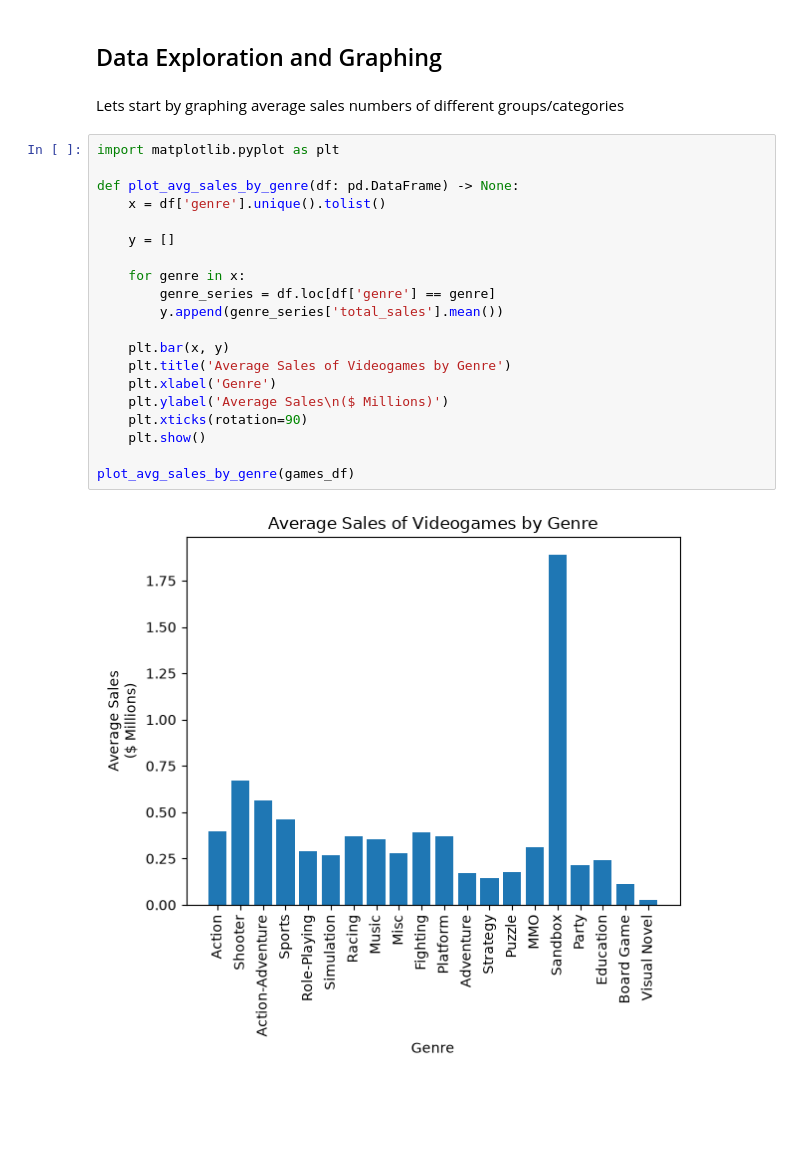
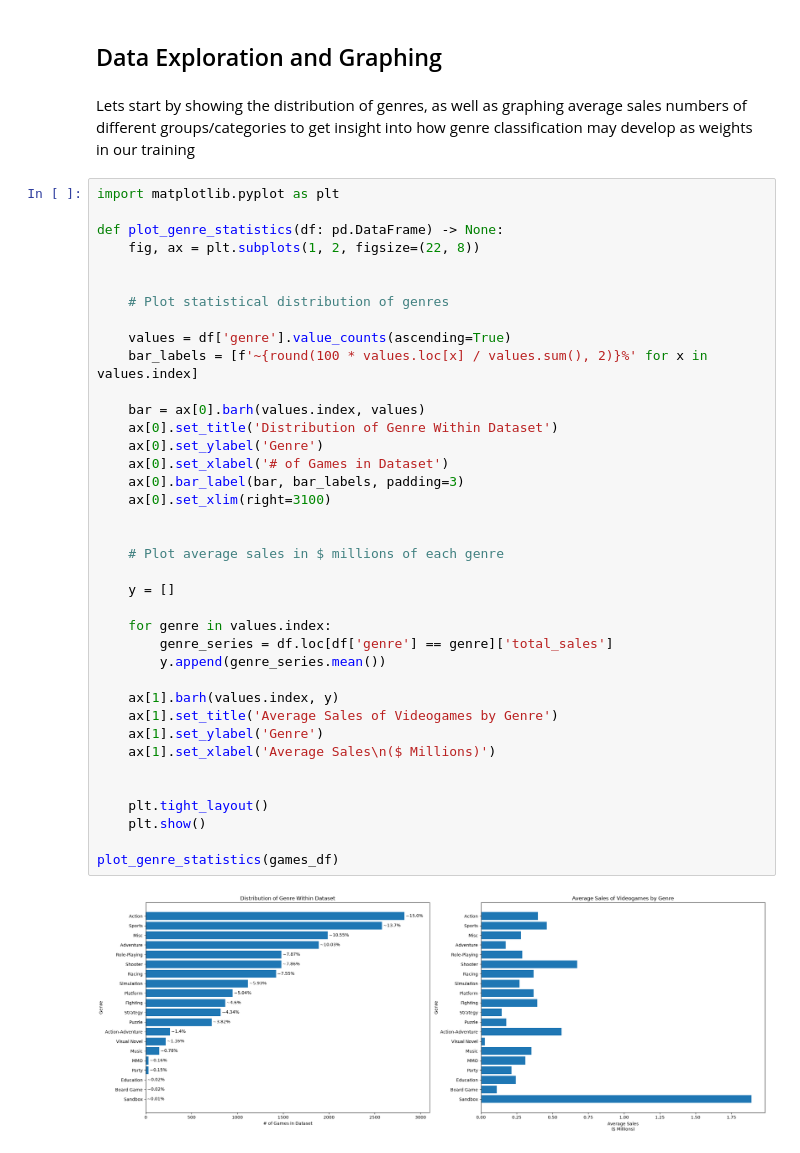
Before and after one commit to JoestarMario/Predicting_Videogame_Sales, a Jupyter notebook: Analysis.ipynb, the cells around one changed output. Cells and saved outputs as stored; diff of their text form; blank space fills up the shorter version.

Commit message:
Updated genre graphs

```diff
--- a/Analysis.ipynb
+++ b/Analysis.ipynb
@@ -50,26 +50,44 @@ memory usage: 1.3 MB
 # %% [markdown]
 ## Data Exploration and Graphing
 # %% [markdown]
-Lets start by graphing average sales numbers of different groups/categories
+Lets start by showing the distribution of genres, as well as graphing average sales numbers of different groups/categories to get insight into how genre classification may develop as weights in our training
 # %%
 import matplotlib.pyplot as plt
 
-def plot_avg_sales_by_genre(df: pd.DataFrame) -> None:
-    x = df['genre'].unique().tolist()
+def plot_genre_statistics(df: pd.DataFrame) -> None:
+    fig, ax = plt.subplots(1, 2, figsize=(22, 8))
+
+
+    # Plot statistical distribution of genres
+
+    values = df['genre'].value_counts(ascending=True)
+    bar_labels = [f'~{round(100 * values.loc[x] / values.sum(), 2)}%' for x in values.index]
+
+    bar = ax[0].barh(values.index, values)
+    ax[0].set_title('Distribution of Genre Within Dataset')
+    ax[0].set_ylabel('Genre')
+    ax[0].set_xlabel('# of Games in Dataset')
+    ax[0].bar_label(bar, bar_labels, padding=3)
+    ax[0].set_xlim(right=3100)
+
+
+    # Plot average sales in $ millions of each genre
 
     y = []
 
-    for genre in x:
-        genre_series = df.loc[df['genre'] == genre]
-        y.append(genre_series['total_sales'].mean())
+    for genre in values.index:
+        genre_series = df.loc[df['genre'] == genre]['total_sales']
+        y.append(genre_series.mean())
 
-    plt.bar(x, y)
-    plt.title('Average Sales of Videogames by Genre')
-    plt.xlabel('Genre')
-    plt.ylabel('Average Sales\n($ Millions)')
-    plt.xticks(rotation=90)
+    ax[1].barh(values.index, y)
+    ax[1].set_title('Average Sales of Videogames by Genre')
+    ax[1].set_ylabel('Genre')
+    ax[1].set_xlabel('Average Sales\n($ Millions)')
+
+
+    plt.tight_layout()
     plt.show()
 
-plot_avg_sales_by_genre(games_df)
+plot_genre_statistics(games_df)
 # %% [output]
-[figure, old version]
+[figure, new version]
```
Also changed, not shown: parts of 1 cell of this notebook.
